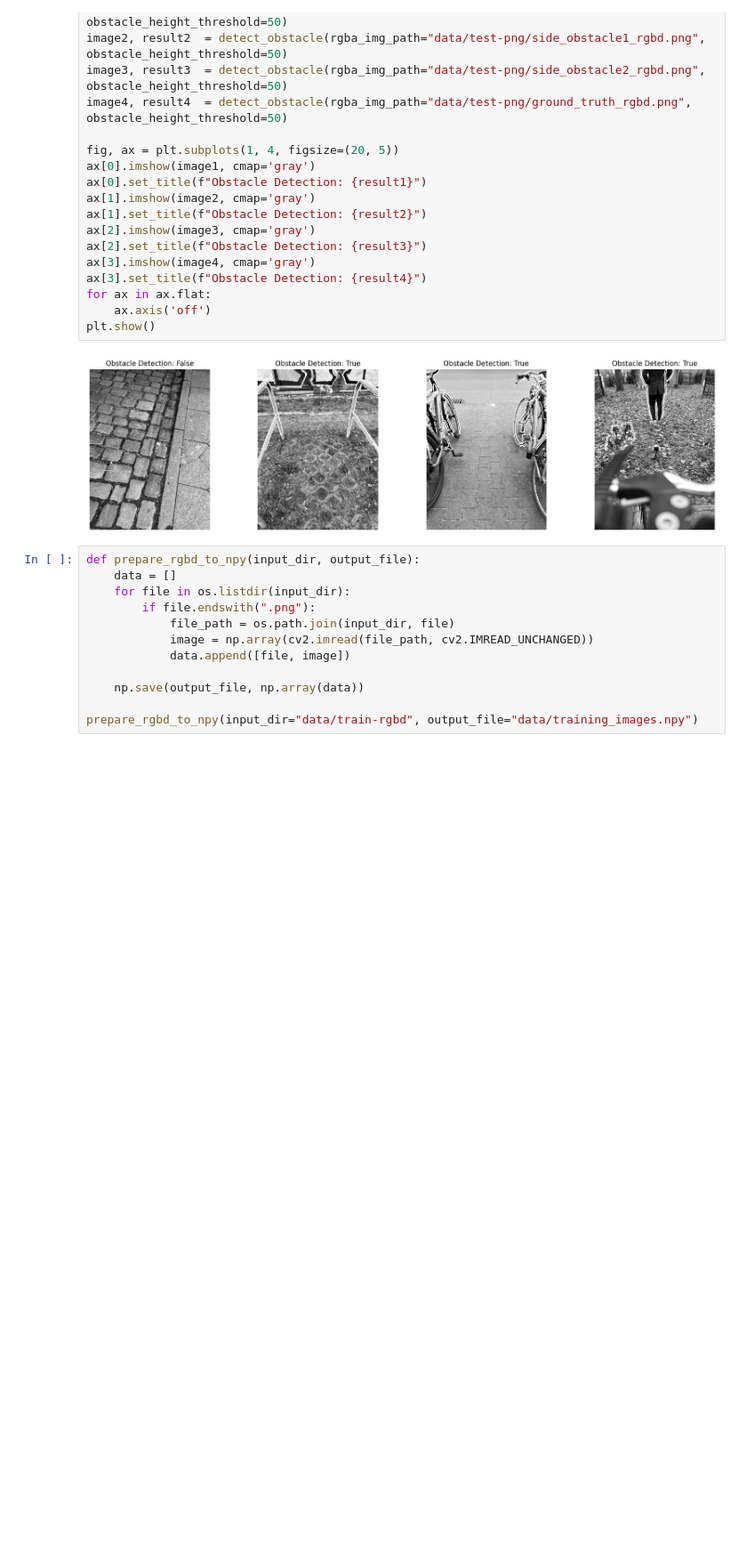
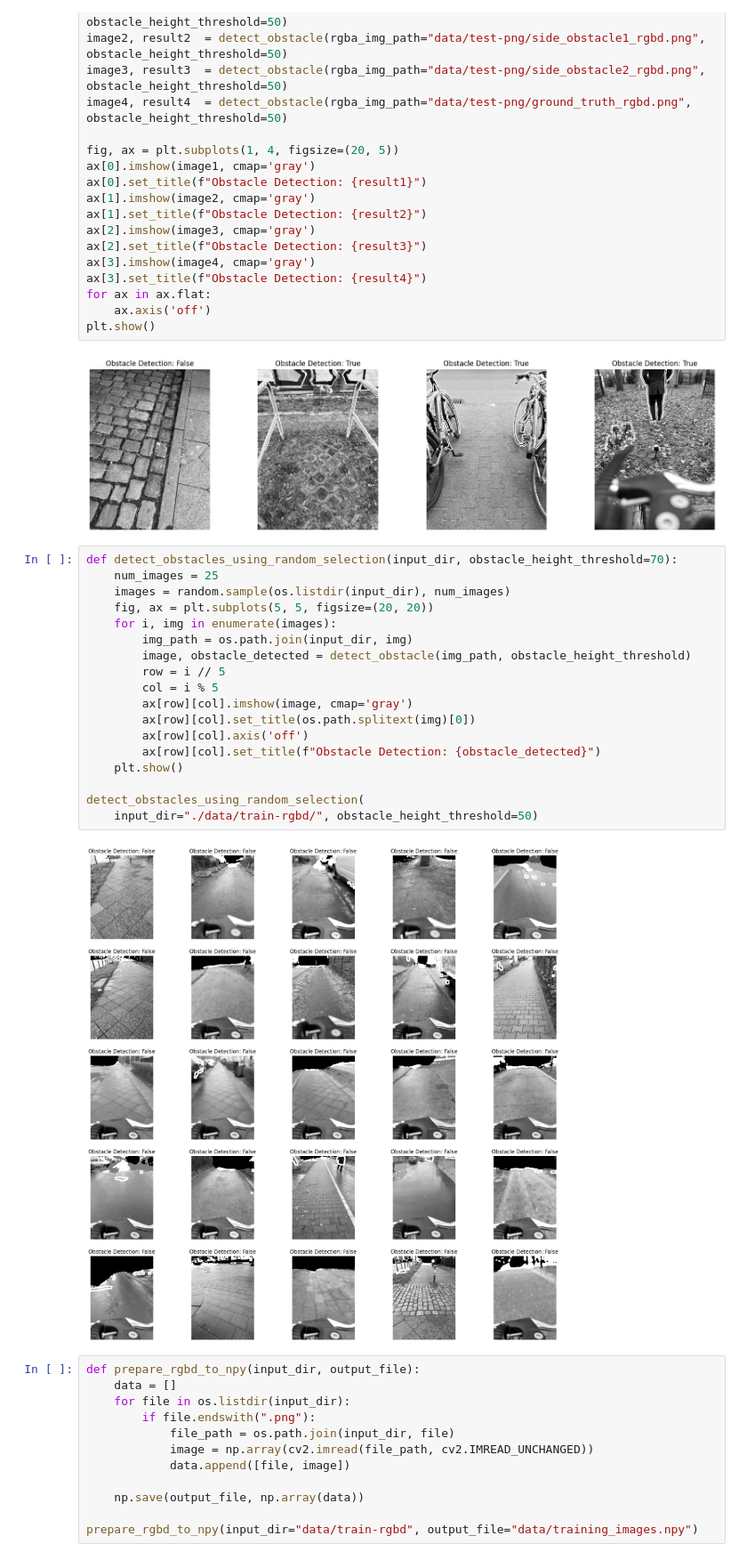
Before and after one commit to kayesokua/bikeway-obstacles-detection, a Jupyter notebook: data_preparation.ipynb, the cells around one changed output. Shown at 89% size. Cells and saved outputs as stored; diff of their text form; blank space fills up the shorter version.

```diff
--- a/data_preparation.ipynb
+++ b/data_preparation.ipynb
@@ -154,6 +156,26 @@ for ax in ax.flat:
 plt.show()
 # %% [output]
 [figure]
+# %%
+def detect_obstacles_using_random_selection(input_dir, obstacle_height_threshold=70):
+    num_images = 25
+    images = random.sample(os.listdir(input_dir), num_images)
+    fig, ax = plt.subplots(5, 5, figsize=(20, 20))
+    for i, img in enumerate(images):
+        img_path = os.path.join(input_dir, img)
+        image, obstacle_detected = detect_obstacle(img_path, obstacle_height_threshold)
+        row = i // 5
+        col = i % 5
+        ax[row][col].imshow(image, cmap='gray')
+        ax[row][col].set_title(os.path.splitext(img)[0])
+        ax[row][col].axis('off')
+        ax[row][col].set_title(f"Obstacle Detection: {obstacle_detected}")
+    plt.show()
+
+detect_obstacles_using_random_selection(
+    input_dir="./data/train-rgbd/", obstacle_height_threshold=50)
+# %% [output]
+[figure, added]
 # %%
 def prepare_rgbd_to_npy(input_dir, output_file):
     data = []
```
Also changed, not shown: parts of 3 cells of this notebook, 1 other file.
